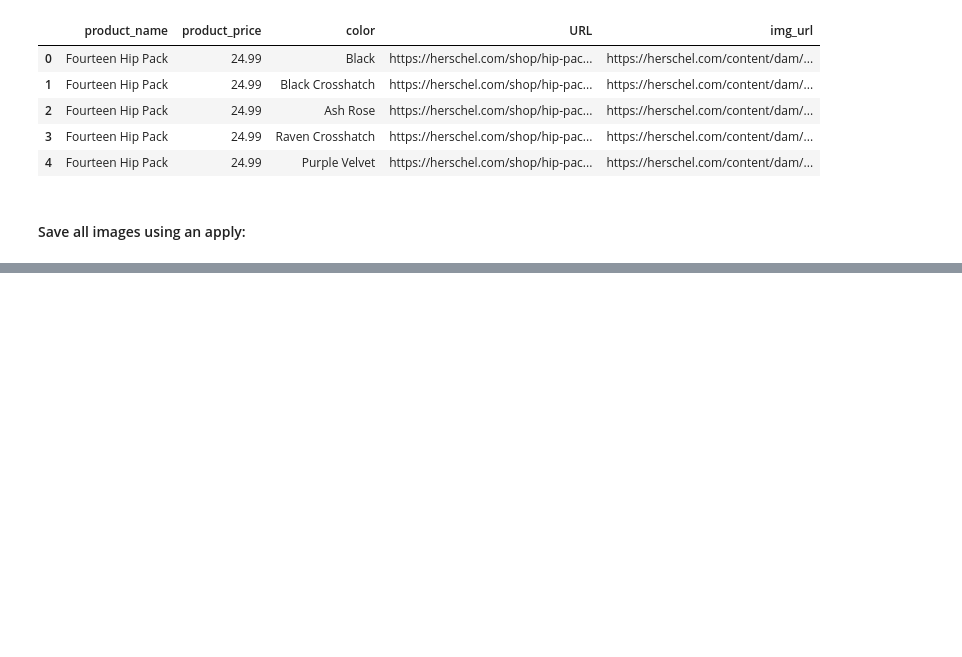
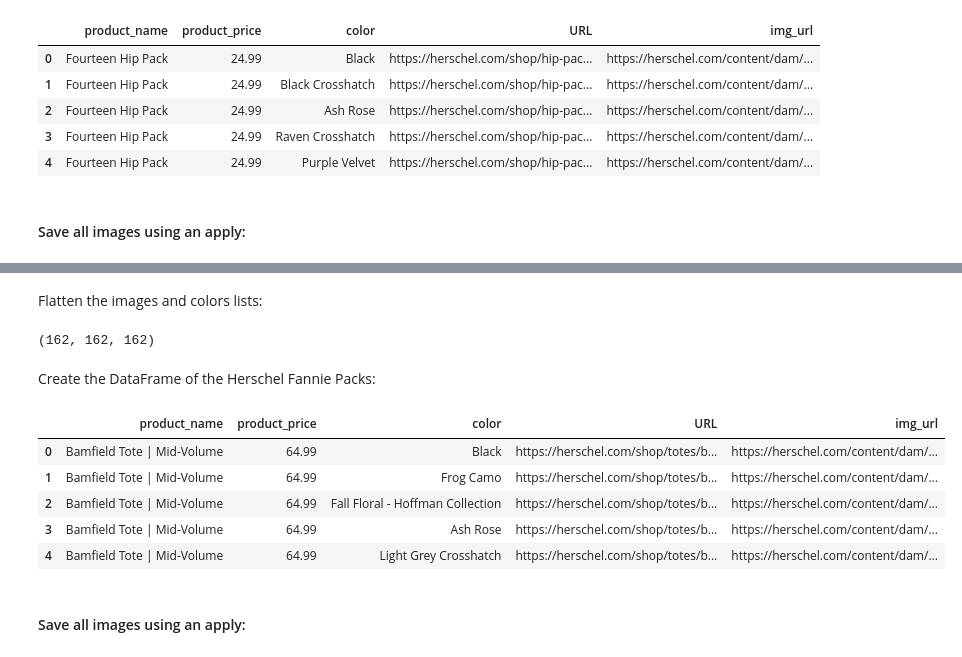
Before and after one commit to graceh3/sustainably, a Jupyter notebook: scaping_scripts/Whimsy_Row_O_My_Bag_and_Herschel_Scraping.ipynb, the cells around one changed output, grey strips where cells are left out. Cells and saved outputs as stored; diff of their text form; code cells hidden in the pictures; blank space fills up the shorter version.

Commit message:
scrape herschel totes

```diff
--- a/scaping_scripts/Whimsy_Row_O_My_Bag_and_Herschel_Scraping.ipynb
+++ b/scaping_scripts/Whimsy_Row_O_My_Bag_and_Herschel_Scraping.ipynb
@@ -310,0 +308,7 @@ Saved herschel_fp_282.png
+# %%
+h_tote_colors = [[i['data-color'] if 'data-color' in str(i) else 'NA' for i in x] for x in h_t_imgs]
+h_tote_img = [['https://herschel.com'+i['data-product-image'] if 'data-product-image' in
+                  str(i) else 'https://herschel.com'+i['data-src'] for i in x] for x in h_t_imgs]
+names_t = [x.find('div',{'class':'col-xs-6 title-line'}).text for x in divs_h]
+prices_t = [x.find('span',{'class':'hsco-set-currency'}).text for x in divs_h]
+prod_h_url_t = ['https://herschel.com'+x.find('a',{'class':'js-product-grid-link'})['href'] for x in divs_h]
@@ -310,0 +317,40 @@ Saved herschel_fp_282.png
+# %%
+names_adj_t = []
+for i in range(len(names_t)):
+    n = len(h_t_imgs[i])
+    names_adj_t.extend([names_t[i]]*n)
+
+prices_adj_t =  []
+for i in range(len(prices_t)):
+    n = len(h_t_imgs[i])
+    prices_adj_t.extend([prices_t[i]]*n)
+1
+prod_h_url_adj_t =  []
+for i in range(len(prod_h_url_t)):
+    n = len(h_t_imgs[i])
+    prod_h_url_adj_t.extend([prod_h_url_t[i]]*n)
+# %% [markdown]
+Flatten the images and colors lists:
+# %%
+h_t_colors_fl = [color for sublist in h_tote_colors for color in sublist]
+h_t_img_fl = [img for sublist in h_tote_img for img in sublist]
+len(h_t_colors_fl),len(h_t_img_fl),len(prod_h_url_adj_t)
+# %% [output]
+(162, 162, 162)
+# %% [markdown]
+Create the DataFrame of the Herschel Fannie Packs:
+# %%
+table = [names_adj_t,prices_adj_t,h_t_colors_fl,prod_h_url_adj_t,h_t_img_fl]
+herschel_df_t = pd.DataFrame(table).transpose()
+herschel_df_t.rename(columns={0:'product_name', 1: 'product_price',2:'color',3:'URL',4:'img_url'},inplace=True)
+# %%
+herschel_df_t.head()
+# %% [output]
+|  | product_name | product_price | color | URL | img_url |
+| 0 | Bamfield Tote | Mid-Volume | 64.99 | Black | https://herschel.com/shop/totes/b... | https://herschel.com/content/dam/... |
+| 1 | Bamfield Tote | Mid-Volume | 64.99 | Frog Camo | https://herschel.com/shop/totes/b... | https://herschel.com/content/dam/... |
+| 2 | Bamfield Tote | Mid-Volume | 64.99 | Fall Floral - Hoffman Collection | https://herschel.com/shop/totes/b... | https://herschel.com/content/dam/... |
+| 3 | Bamfield Tote | Mid-Volume | 64.99 | Ash Rose | https://herschel.com/shop/totes/b... | https://herschel.com/content/dam/... |
+| 4 | Bamfield Tote | Mid-Volume | 64.99 | Light Grey Crosshatch | https://herschel.com/shop/totes/b... | https://herschel.com/content/dam/... |
+# %% [markdown]
+#### Save all images using an apply:
```
Also changed, not shown: parts of 6 cells of this notebook.
